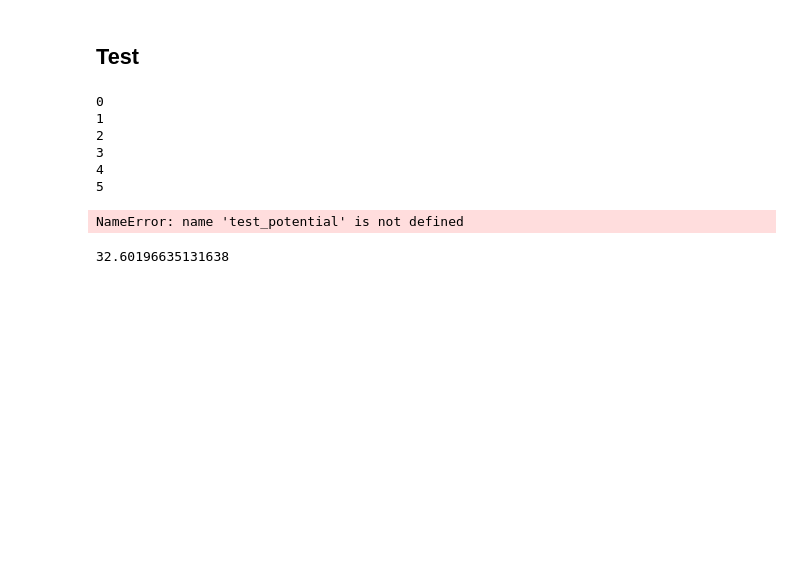
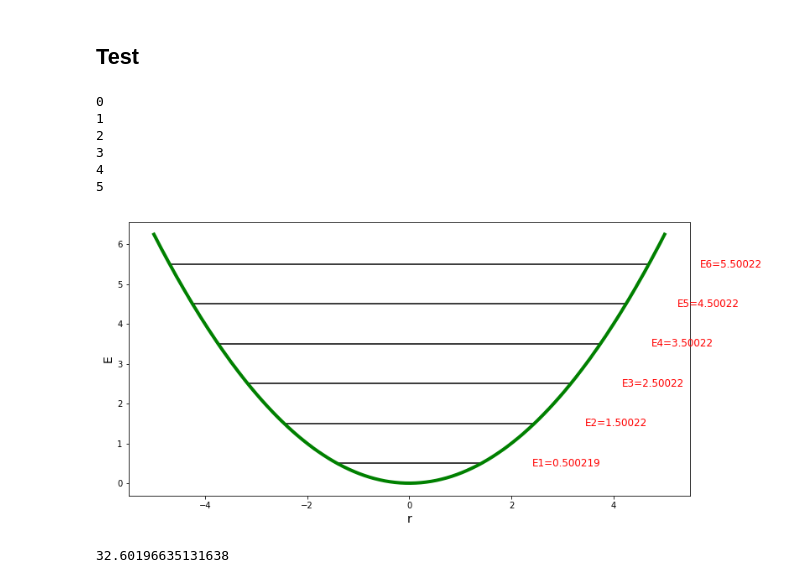
Before and after one commit to Kolsha/data_processing, a Jupyter notebook: Task5.ipynb, the cells around one changed output. Cells and saved outputs as stored; diff of their text form; code cells hidden in the pictures; blank space fills up the shorter version.

```diff
--- a/Task5.ipynb
+++ b/Task5.ipynb
@@ -157,22 +157,22 @@ zeros = np.array(zeros)
 # %%
 x = np.linspace(-5, 5, 200)
 y = test_potential(x)
 
 plt.figure(figsize=(12, 6))
 plt.plot(x, y, color='green', linewidth=4)
 
 for i, zero in enumerate(zeros):
     x0, x1 = get_test_bounds(zero)
     plt.hlines(zero, x0, x1)
-    #plt.text(x1 + 0.05, zero, 'E{:d}={:g}'.format(i + 1, zero), fontsize=12, verticalalignment='center')
+    plt.text(x1 + 1.0, zero, 'E{:d}={:g}'.format(i + 1, zero), color='red', fontsize=12, verticalalignment='center')
 
 # print(zeros[1:] - zeros[:-1])
 plt.xlabel('r', fontsize=14)
 plt.ylabel('E', fontsize=14)
 
 plt.show()
 # %% [output]
-NameError: name 'test_potential' is not defined
+[figure, added]
 # %%
 m = 1.790476689362e-27# ??
 a = 6.5926e-11 # m
```
Also changed, not shown: parts of 1 cell of this notebook, 2 other files.
